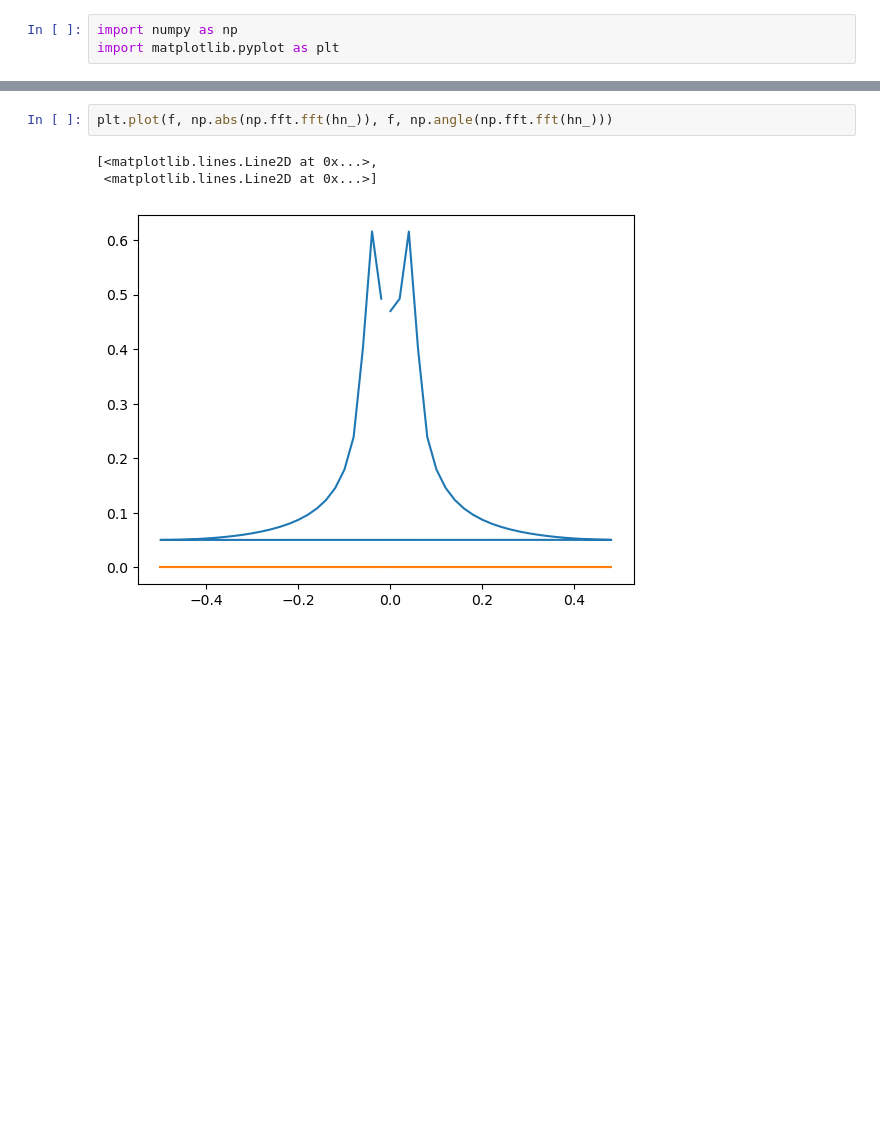
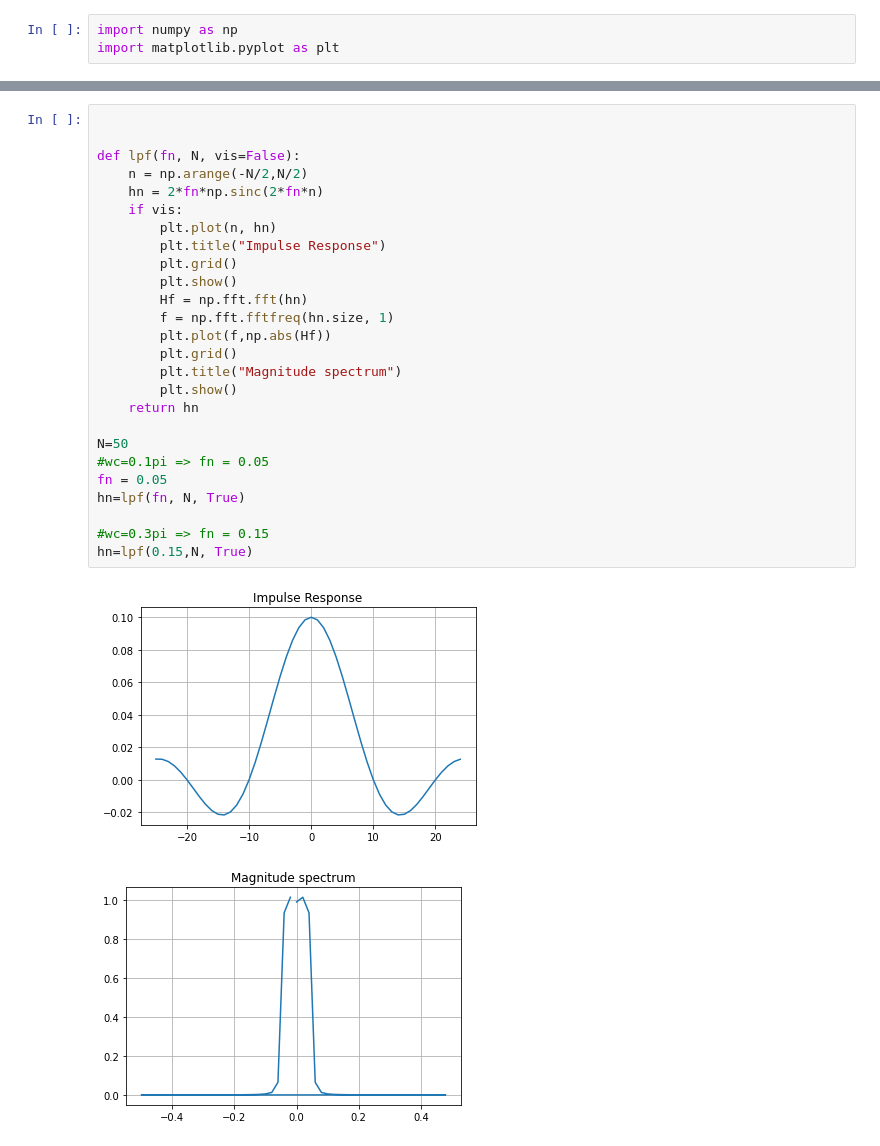
Before and after one commit to nitrojacob/dspLab, a Jupyter notebook: Lab7_FIR-LPF.ipynb, the cells around one changed output, grey strips where cells are left out. Drawn from its saved outputs; the diff is of its cells as text; blank space fills up the shorter version.

```diff
--- a/Lab7_FIR-LPF.ipynb
+++ b/Lab7_FIR-LPF.ipynb
@@ -67,6 +23,29 @@ plt.show()
-# %%
-plt.plot(f, np.abs(np.fft.fft(hn_)), f, np.angle(np.fft.fft(hn_)))
-# %% [output]
-[<matplotlib.lines.Line2D at 0x...>,
- <matplotlib.lines.Line2D at 0x...>]
-[figure, removed]
+# %%
+
+
+def lpf(fn, N, vis=False):
+    n = np.arange(-N/2,N/2)
+    hn = 2*fn*np.sinc(2*fn*n)
+    if vis:
+        plt.plot(n, hn)
+        plt.title("Impulse Response")
+        plt.grid()
+        plt.show()
+        Hf = np.fft.fft(hn)
+        f = np.fft.fftfreq(hn.size, 1)
+        plt.plot(f,np.abs(Hf))
+        plt.grid()
+        plt.title("Magnitude spectrum")
+        plt.show()
+    return hn
+
+N=50
+#wc=0.1pi => fn = 0.05
+fn = 0.05
+hn=lpf(fn, N, True)
+
+#wc=0.3pi => fn = 0.15
+hn=lpf(0.15,N, True)
+# %% [output]
+[figure, added]
+[figure, added]
```
Also changed, not shown: parts of 12 cells of this notebook.
